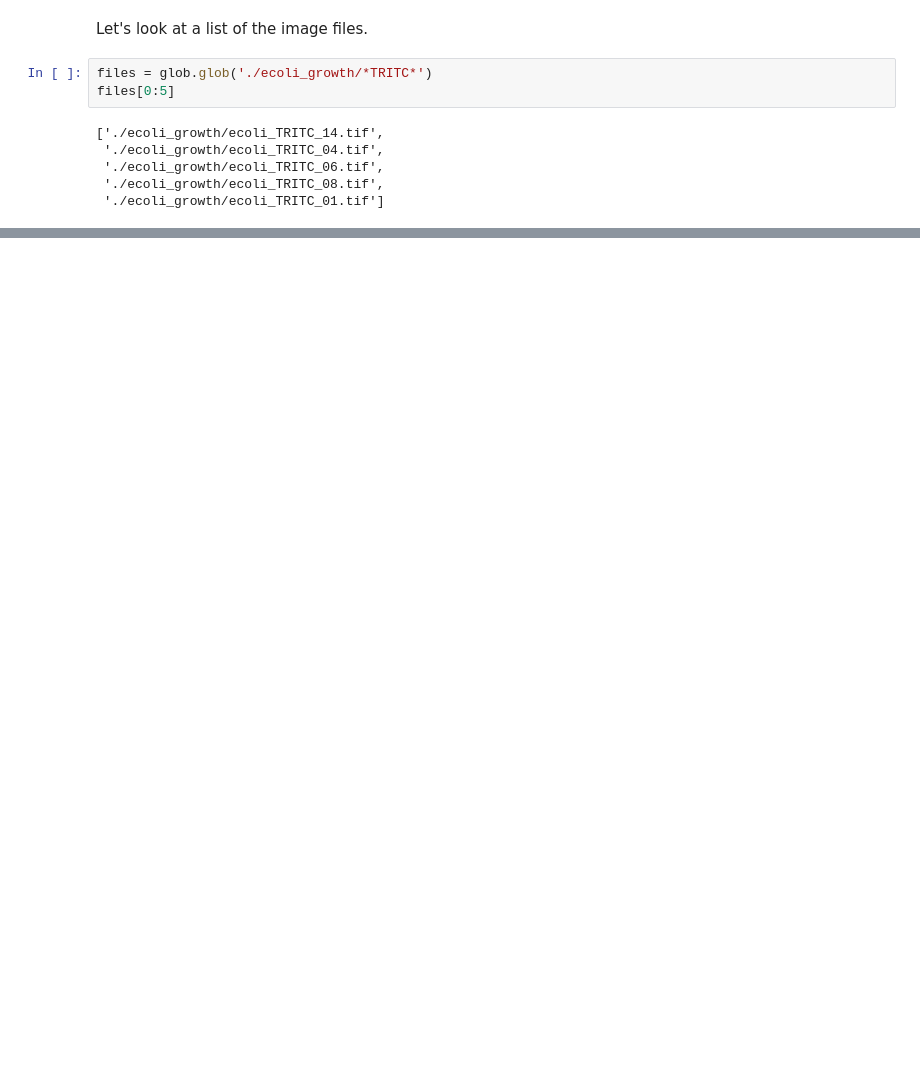
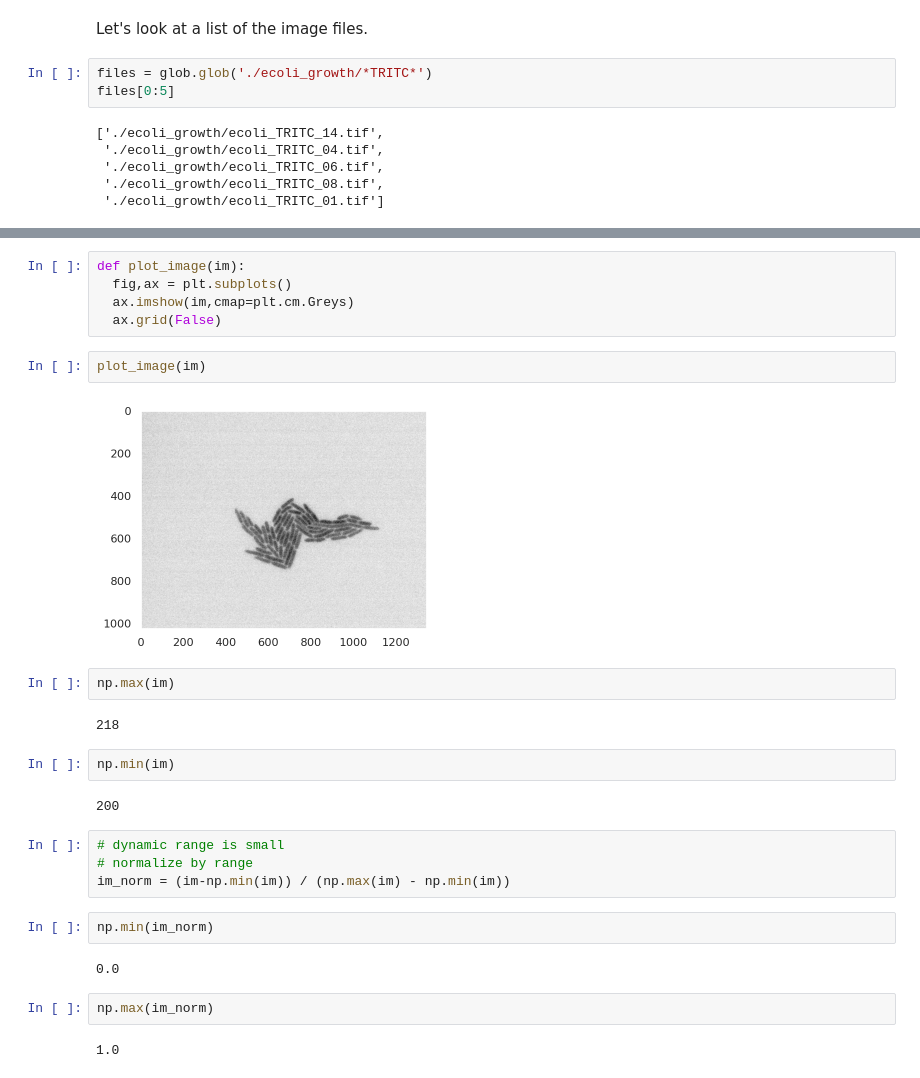
Before and after one commit to jqwhite/PhysBioCell, a Jupyter notebook: 1_2_bacterial_growth.ipynb, the cells around one changed output, grey strips where cells are left out. Cells and saved outputs as stored; diff of their text form; blank space fills up the shorter version.

```diff
--- a/1_2_bacterial_growth.ipynb
+++ b/1_2_bacterial_growth.ipynb
@@ -61,0 +77,29 @@ files[0:5]
+# %%
+def plot_image(im):
+  fig,ax = plt.subplots()
+  ax.imshow(im,cmap=plt.cm.Greys)
+  ax.grid(False)
+# %%
+plot_image(im)
+# %% [output]
+[figure, added]
+# %%
+np.max(im)
+# %% [output]
+218
+# %%
+np.min(im)
+# %% [output]
+200
+# %%
+# dynamic range is small
+# normalize by range
+im_norm = (im-np.min(im)) / (np.max(im) - np.min(im))
+# %%
+np.min(im_norm)
+# %% [output]
+0.0
+# %%
+np.max(im_norm)
+# %% [output]
+1.0
```
Also changed, not shown: parts of 10 cells of this notebook.
